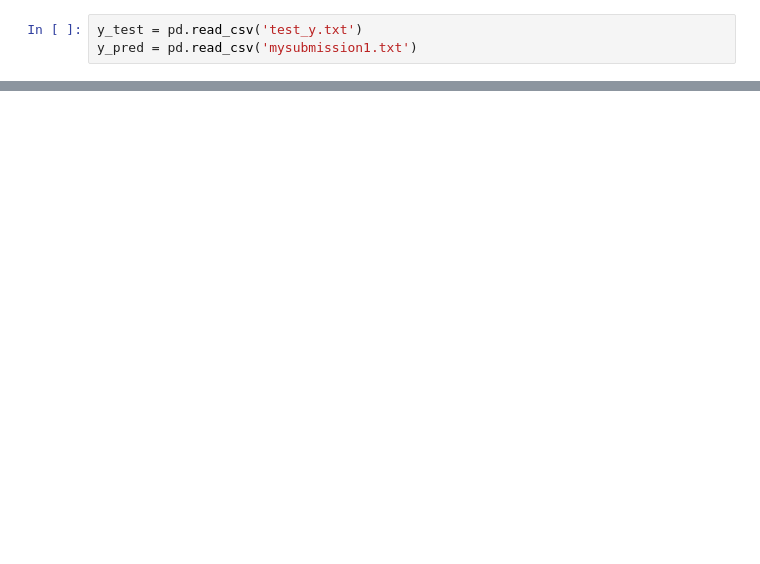
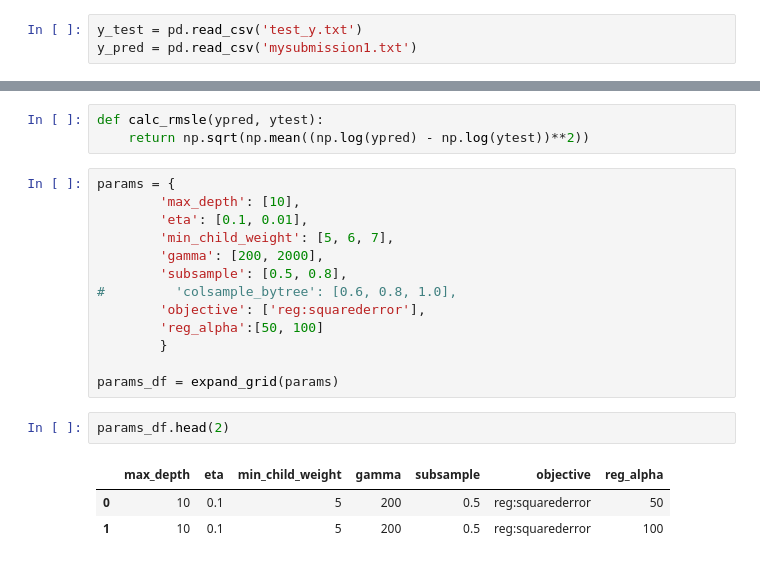
Before and after one commit to SandipSonawane/UIUC-STAT542-Statistical-Learning, a Jupyter notebook: Project 1- Predict the Housing Prices in Ames/EDA.ipynb, the cells around one changed output, grey strips where cells are left out. Cells and saved outputs as stored; diff of their text form; blank space fills up the shorter version.

```diff
--- a/Project 1- Predict the Housing Prices in Ames/EDA.ipynb
+++ b/Project 1- Predict the Housing Prices in Ames/EDA.ipynb
@@ -1348,0 +1334,22 @@ calc_rmsle(y_pred.Sale_Price, y_test.Sale_Price)
+# %%
+def calc_rmsle(ypred, ytest):
+    return np.sqrt(np.mean((np.log(ypred) - np.log(ytest))**2))
+# %%
+params = {
+        'max_depth': [10],
+        'eta': [0.1, 0.01],
+        'min_child_weight': [5, 6, 7],
+        'gamma': [200, 2000],
+        'subsample': [0.5, 0.8],
+#         'colsample_bytree': [0.6, 0.8, 1.0],
+        'objective': ['reg:squarederror'],
+        'reg_alpha':[50, 100]
+        }
+
+params_df = expand_grid(params)
+# %%
+params_df.head(2)
+# %% [output]
+|  | max_depth | eta | min_child_weight | gamma | subsample | objective | reg_alpha |
+| 0 | 10 | 0.1 | 5 | 200 | 0.5 | reg:squarederror | 50 |
+| 1 | 10 | 0.1 | 5 | 200 | 0.5 | reg:squarederror | 100 |
```
Also changed, not shown: parts of 10 cells of this notebook, 10 other files.
